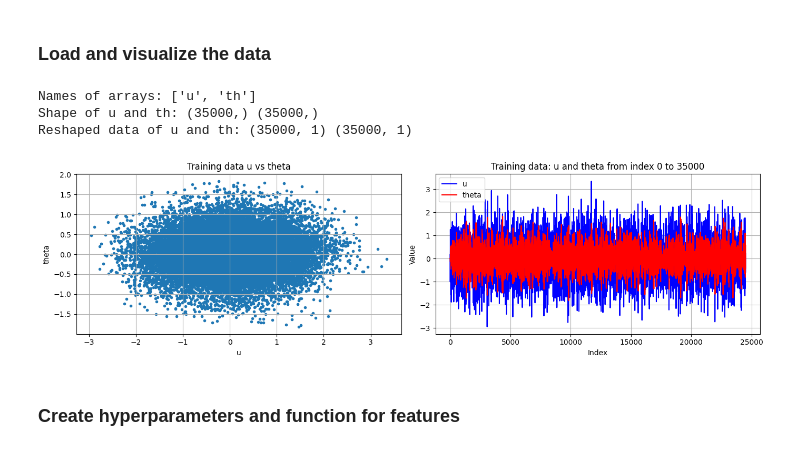
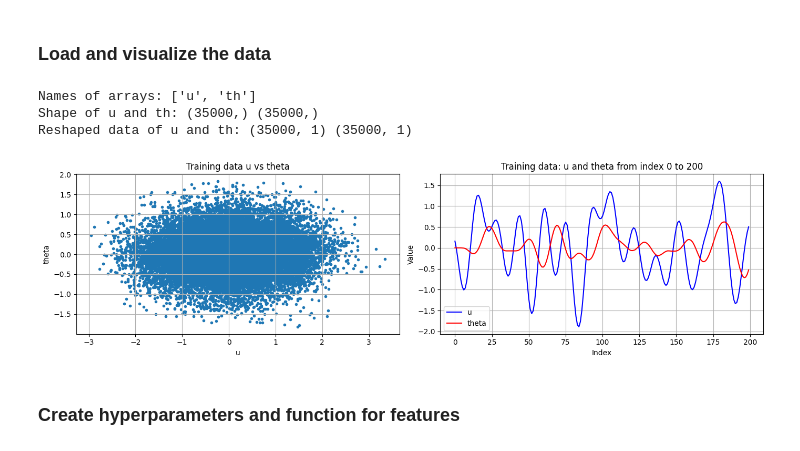
Before and after one commit to Nielsvanschaijk/Machine-learning-for-systems-and-control, a Jupyter notebook: gym-unbalanced-disk/GP_model_kevin.ipynb, the cells around one changed output. Drawn from its saved outputs; the diff is of its cells as text; code cells hidden in the pictures.

```diff
--- a/gym-unbalanced-disk/GP_model_kevin.ipynb
+++ b/gym-unbalanced-disk/GP_model_kevin.ipynb
@@ -53,35 +53,35 @@ u_test = u[n_train+n_val:]
 u10_test = u10[n_train+n_val:]
 y_test  = th[n_train+n_val:]
 y10_test  = th10[n_train+n_val:]
 
 # Start and end index for plotting data data
-start, end = 0, len(data['u'])
+start, end = 0, 200 #len(data['u'])
 
 # Define the subplot layout
 fig, axs = plt.subplots(1, 2, figsize=(14, 4))
 
 # Plot the data, scatter and line plot
 axs[0].scatter(u_train, y_train, marker='.')
 axs[0].set_title('Training data u vs theta')
 axs[0].set_xlabel('u')
 axs[0].set_ylabel('theta')
 axs[0].grid(True)
 
 axs[1].plot(u_train[start:end], label='u', color='b')
 axs[1].plot(y_train[start:end], label='theta', color='r')
 axs[1].set_title(f'Training data: u and theta from index {start} to {end}')
 axs[1].set_xlabel('Index')
 axs[1].set_ylabel('Value')
 axs[1].legend()
 axs[1].grid(True)
 
 plt.tight_layout()
 plt.show()
 # %% [output]
 Names of arrays: ['u', 'th']
 Shape of u and th: (35000,) (35000,)
 Reshaped data of u and th: (35000, 1) (35000, 1)
-[figure, old version]
+[figure, new version]
 # %% [markdown]
 ### Create hyperparameters and function for features
 # %%
```
Also changed, not shown: parts of 6 cells of this notebook.
